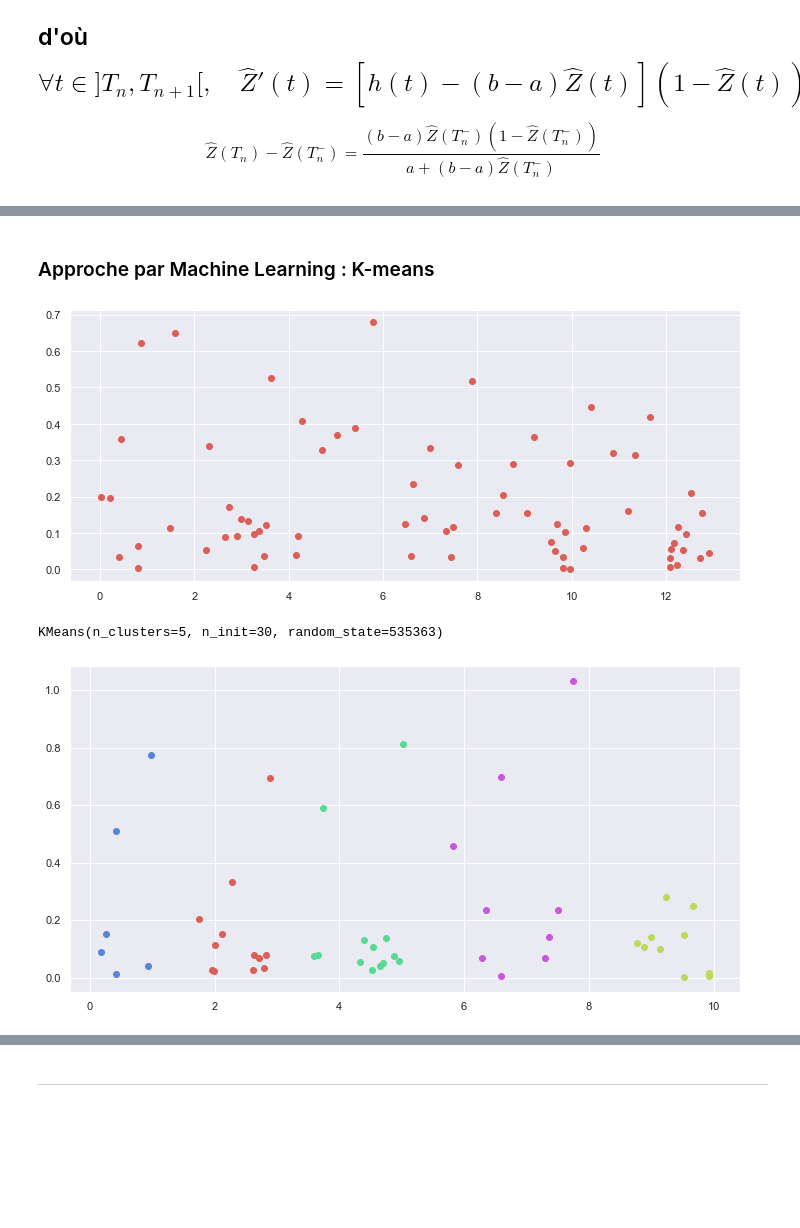
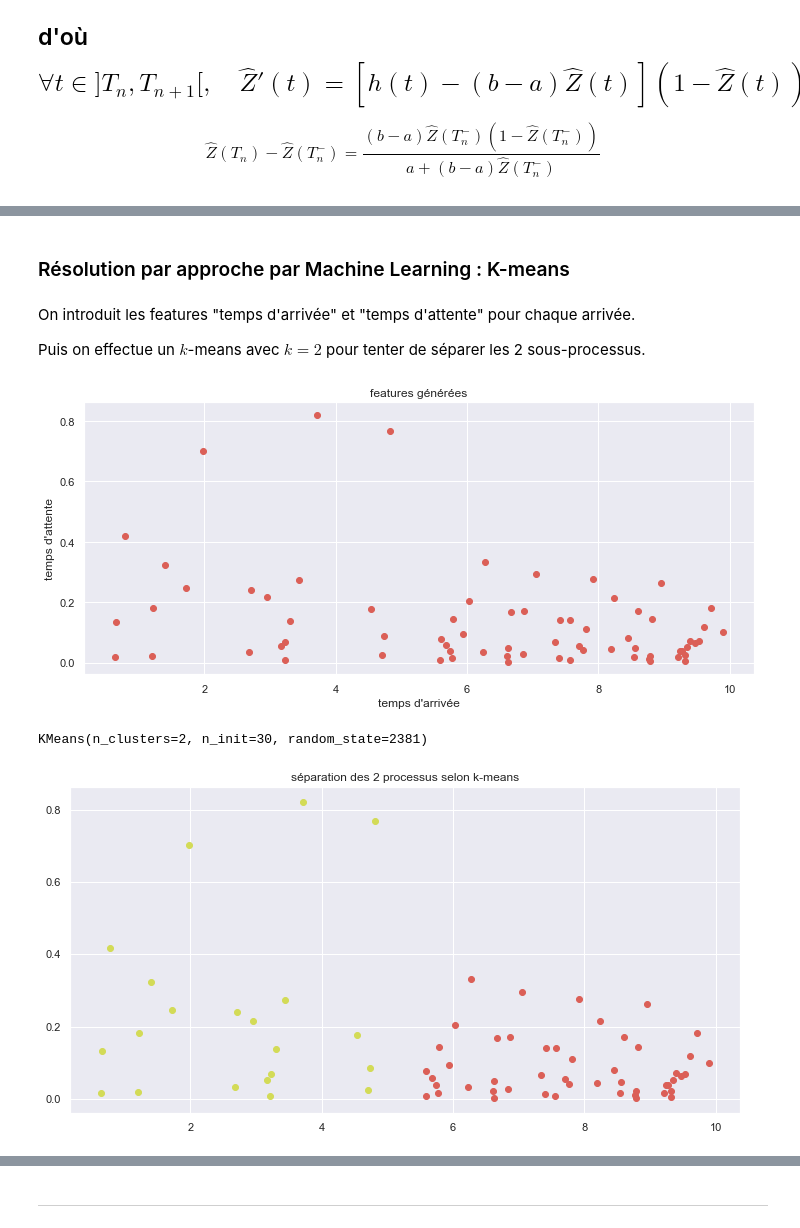
Before and after one commit to littlebuzzybee/MACS207b-Projet, a Jupyter notebook: MACS207b_Personnaz_Ly.ipynb, the cells around one changed output, grey strips where cells are left out. Saved outputs shown, nothing was run; the diff lists cells and outputs as text; code cells hidden in the pictures; blank space fills up the shorter version.

Commit message:
fini kmeans

```diff
--- a/MACS207b_Personnaz_Ly.ipynb
+++ b/MACS207b_Personnaz_Ly.ipynb
@@ -42,12 +42,13 @@ $$
 # %% [markdown]
 ### Imports
 # %%
+from tqdm import tqdm
 import numpy as np
 from scipy.integrate import odeint
 import matplotlib.pyplot as plt
 import seaborn as sns
 from sklearn.cluster import KMeans
 sns.set()
-sns.set_palette("hls", 10)
+sns.set_palette("hls")
 # %% [markdown]
 ### Graine (pour reproductibilité)
@@ -81,32 +81,34 @@ def poisson_proc(lmbda, orig, horiz, rng):
 
     return np.sort(arrivals[:-1])
 # %%
-def trajectory(a, b, beg, end, rng, n=1000):
+def trajectory(a, b, beg, end, rng, n=1000, disp=False):
     """
     affiche la trajectoire d'une observation aléatoire
     a, b: intensités
     beg, end: bornes des temps
     n: nombre de points pour l'affichage
+    disp: afficher la trajectoire
     """
     tau = beg + rng.exponential(1/mu) # tirer un tau aléatoire dans [beg, +inf[
-    end = max(end, 1 + np.ceil(tau))      # éloigner l'horizon si tau trop grand
+    end = max(end, 2 + np.ceil(tau))      # éloigner l'horizon si tau trop grand
     # générer les temps d'arrivée avant et après tau
     arrivals = np.concatenate((poisson_proc(a, beg, tau, rng),
                                poisson_proc(b, tau, end, rng)))
 
-    plt.figure(figsize=(10, 5))
-    plt.step(arrivals, np.arange(arrivals.size))
-    plt.axvline(tau, linestyle=':', c='olivedrab')
-    plt.xticks(list(plt.xticks()[0]) + [tau]) # ajouter 1 tick à l'abscisse tau
-    plt.xlim(beg, max(end, tau))
-    plt.title(fr"Une trajectoire avec $\tau =${tau:.2f}")
-    plt.ylabel(r"$N(t)$")
-    plt.xlabel(r"$t$")
-    plt.show()
+    if disp:
+        plt.figure(figsize=(10, 5))
+        plt.step(arrivals, np.arange(arrivals.size))
+        plt.axvline(tau, linestyle=':', c='olivedrab')
+        plt.xticks(list(plt.xticks()[0]) + [tau]) # ajouter 1 tick à l'abscisse tau
+        plt.xlim(beg, max(end, tau))
+        plt.title(fr"Une trajectoire avec $\tau =${tau:.2f}")
+        plt.ylabel(r"$N(t)$")
+        plt.xlabel(r"$t$")
+        plt.show()
 
     return beg, end, arrivals, tau
 # %%
 beg, end = 0, 10
 # %%
-beg, end, arrivals, tau = trajectory(a, b, beg, end, rng)
+beg, end, arrivals, tau = trajectory(a, b, beg, end, rng, disp=True)
 # %% [output]
@@ -198,25 +202,35 @@ plt.show()
 # %% [markdown]
-### Approche par Machine Learning : K-means
+### Résolution par approche par Machine Learning : K-means
+# %% [markdown]
+On introduit les features "temps d'arrivée" et "temps d'attente" pour chaque arrivée.
+
+Puis on effectue un $k$-means avec $k=2$ pour tenter de séparer les 2 sous-processus.
 # %%
 plt.figure(figsize=(12, 5))
 waits = arrivals[1:] - arrivals[:-1]
-plt.scatter(arrivals[:-1], waits)
+waits_ = np.concatenate((waits, [1/b]))
+plt.scatter(arrivals, waits_)
+plt.title("features générées")
+plt.xlabel("temps d'arrivée")
+plt.ylabel("temps d'attente")
 plt.show()
 # %% [output]
-[figure, old version]
+[figure, new version]
 # %%
-n_clusters = 5
-foo = np.stack((arrivals[:-1], waits), axis=1)
-bar = KMeans(n_clusters=n_clusters, n_init=30, random_state=seed)
-bar.fit(foo)
+n_clusters = 2
+features = np.stack((arrivals, waits_), axis=1)
+kmeans = KMeans(n_clusters=n_clusters, n_init=30, random_state=seed)
+kmeans.fit(features)
 # %% [output]
-KMeans(n_clusters=5, n_init=30, random_state=535363)
+KMeans(n_clusters=2, n_init=30, random_state=2381)
 # %%
-palette = sns.color_palette(palette='hls', n_colors=n_clusters) # palette de couleurs
+palette = sns.color_palette() # palette de couleurs
 plt.figure(figsize=(12, 6))
 for n in range(n_clusters):
-    plt.scatter(arrivals[:-1][bar.labels_ == n],
-                waits[bar.labels_ == n],
+    plt.scatter(arrivals[kmeans.labels_ == n],
+                waits_[kmeans.labels_ == n],
                 color=palette[n])
+plt.title("séparation des 2 processus selon k-means")
+plt.show()
 # %% [output]
-[figure, old version]
+[figure, new version]
```
Also changed, not shown: parts of 32 cells of this notebook.
